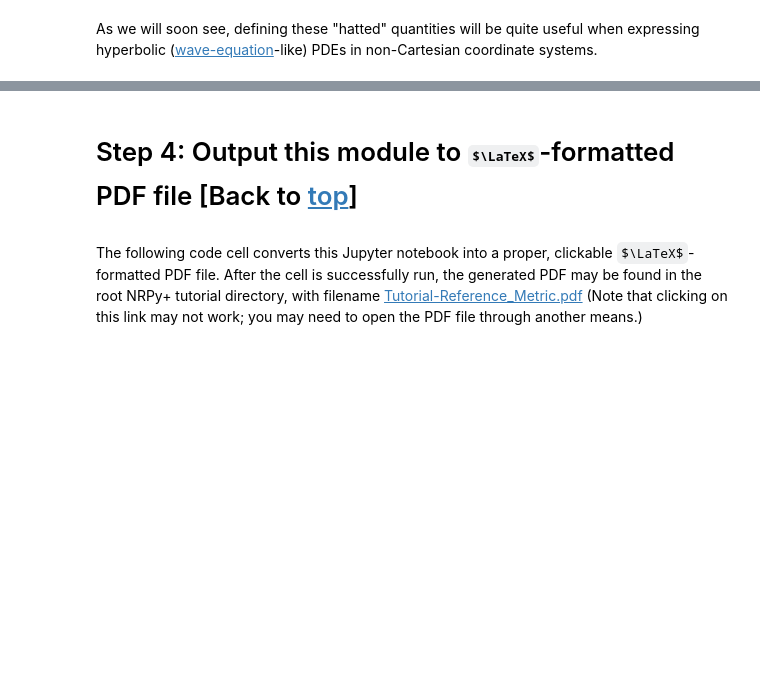
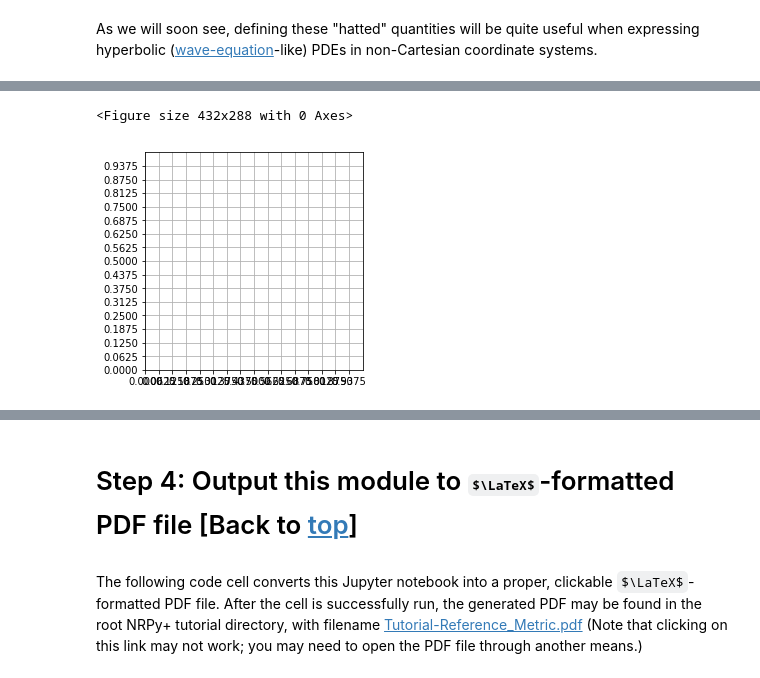
Before and after one commit to Lituchy/nrpyunittesting, a Jupyter notebook: Tutorial-Reference_Metric.ipynb, the cells around one changed output, grey strips where cells are left out. Drawn from its saved outputs; the diff is of its cells as text; code cells hidden in the pictures; some formulas as TeX source; blank space fills up the shorter version.

```diff
--- a/Tutorial-Reference_Metric.ipynb
+++ b/Tutorial-Reference_Metric.ipynb
@@ -205,0 +278,24 @@ As we will soon see, defining these "hatted" quantities will be quite useful whe
+# %%
+%matplotlib inline
+
+import numpy as np
+import matplotlib.pyplot as plt
+
+plt.clf()
+
+fig = plt.figure()
+ax = fig.gca()
+Nx = 16
+ax.set_xticks(np.arange(0, 1., 1./Nx))
+ax.set_yticks(np.arange(0, 1., 1./Nx))
+# plt.scatter(x, y)
+ax.set_aspect('equal')
+
+plt.grid()
+
+# plt.savefig("Cartgrid.png",dpi=300)
+plt.show()
+# plt.close(fig)
+# %% [output]
+<Figure size 432x288 with 0 Axes>
+[figure, added]
```
Also changed, not shown: parts of 9 cells of this notebook, 19 other files.
